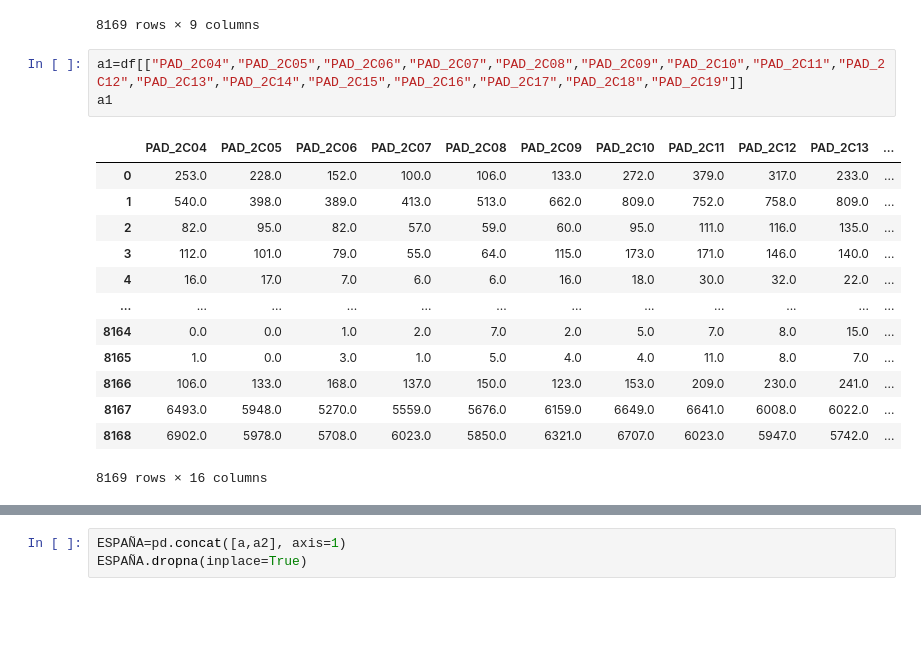
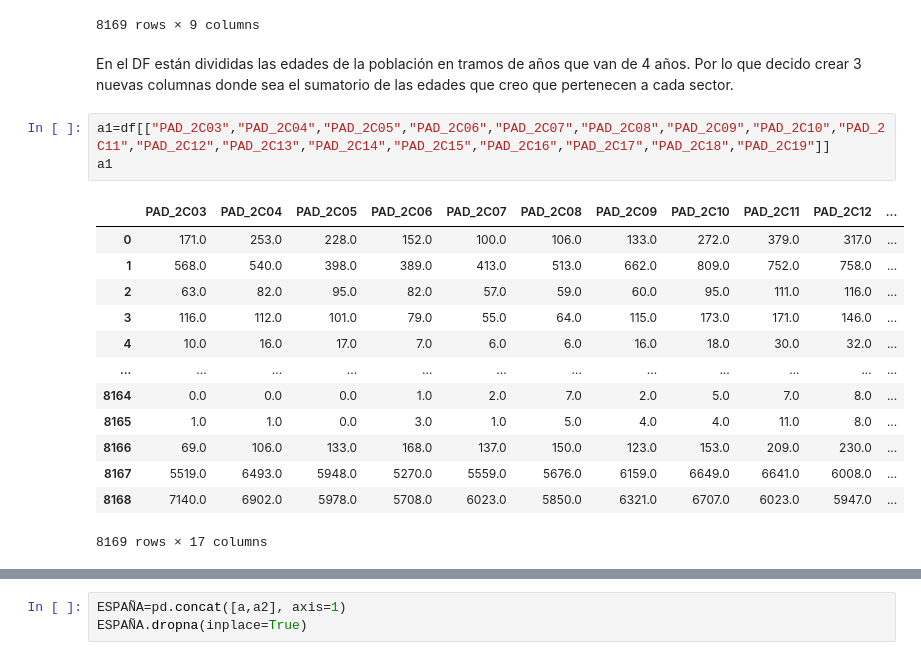
Before and after one commit to Chidagon/Data_Analyst, a Jupyter notebook: EDA/EDA_Carlos Hidalgo.ipynb, the cells around one changed output, grey strips where cells are left out. Cells and saved outputs as stored; diff of their text form; blank space fills up the shorter version.

```diff
--- a/EDA/EDA_Carlos Hidalgo.ipynb
+++ b/EDA/EDA_Carlos Hidalgo.ipynb
@@ -47,21 +54,23 @@ See the caveats in the documentation: https://pandas.pydata.org/pandas-docs/stab
 | 8167 | Ceuta | 18 | 84959.0 | 43034.0 | 41925.0 | 79316.0 | 5643.0 | 2.944199e+07 | 50690.387388 |
 | 8168 | Melilla | 19 | 86120.0 | 43629.0 | 42491.0 | 72765.0 | 13355.0 | 1.993434e+07 | 30499.616895 |
 8169 rows × 9 columns
+# %% [markdown]
+En el DF están divididas las edades de la población en tramos de años que van de 4 años. Por lo que decido crear 3 nuevas columnas donde sea el sumatorio de las edades que creo que pertenecen a cada sector.
 # %%
-a1=df[["PAD_2C04","PAD_2C05","PAD_2C06","PAD_2C07","PAD_2C08","PAD_2C09","PAD_2C10","PAD_2C11","PAD_2C12","PAD_2C13","PAD_2C14","PAD_2C15","PAD_2C16","PAD_2C17","PAD_2C18","PAD_2C19"]]
+a1=df[["PAD_2C03","PAD_2C04","PAD_2C05","PAD_2C06","PAD_2C07","PAD_2C08","PAD_2C09","PAD_2C10","PAD_2C11","PAD_2C12","PAD_2C13","PAD_2C14","PAD_2C15","PAD_2C16","PAD_2C17","PAD_2C18","PAD_2C19"]]
 a1
 # %% [output]
-|  | PAD_2C04 | PAD_2C05 | PAD_2C06 | PAD_2C07 | PAD_2C08 | PAD_2C09 | PAD_2C10 | PAD_2C11 | PAD_2C12 | PAD_2C13 | ... |
-| 0 | 253.0 | 228.0 | 152.0 | 100.0 | 106.0 | 133.0 | 272.0 | 379.0 | 317.0 | 233.0 | ... |
-| 1 | 540.0 | 398.0 | 389.0 | 413.0 | 513.0 | 662.0 | 809.0 | 752.0 | 758.0 | 809.0 | ... |
-| 2 | 82.0 | 95.0 | 82.0 | 57.0 | 59.0 | 60.0 | 95.0 | 111.0 | 116.0 | 135.0 | ... |
-| 3 | 112.0 | 101.0 | 79.0 | 55.0 | 64.0 | 115.0 | 173.0 | 171.0 | 146.0 | 140.0 | ... |
-| 4 | 16.0 | 17.0 | 7.0 | 6.0 | 6.0 | 16.0 | 18.0 | 30.0 | 32.0 | 22.0 | ... |
+|  | PAD_2C03 | PAD_2C04 | PAD_2C05 | PAD_2C06 | PAD_2C07 | PAD_2C08 | PAD_2C09 | PAD_2C10 | PAD_2C11 | PAD_2C12 | ... |
+| 0 | 171.0 | 253.0 | 228.0 | 152.0 | 100.0 | 106.0 | 133.0 | 272.0 | 379.0 | 317.0 | ... |
+| 1 | 568.0 | 540.0 | 398.0 | 389.0 | 413.0 | 513.0 | 662.0 | 809.0 | 752.0 | 758.0 | ... |
+| 2 | 63.0 | 82.0 | 95.0 | 82.0 | 57.0 | 59.0 | 60.0 | 95.0 | 111.0 | 116.0 | ... |
+| 3 | 116.0 | 112.0 | 101.0 | 79.0 | 55.0 | 64.0 | 115.0 | 173.0 | 171.0 | 146.0 | ... |
+| 4 | 10.0 | 16.0 | 17.0 | 7.0 | 6.0 | 6.0 | 16.0 | 18.0 | 30.0 | 32.0 | ... |
 | ... | ... | ... | ... | ... | ... | ... | ... | ... | ... | ... | ... |
-| 8164 | 0.0 | 0.0 | 1.0 | 2.0 | 7.0 | 2.0 | 5.0 | 7.0 | 8.0 | 15.0 | ... |
-| 8165 | 1.0 | 0.0 | 3.0 | 1.0 | 5.0 | 4.0 | 4.0 | 11.0 | 8.0 | 7.0 | ... |
-| 8166 | 106.0 | 133.0 | 168.0 | 137.0 | 150.0 | 123.0 | 153.0 | 209.0 | 230.0 | 241.0 | ... |
-| 8167 | 6493.0 | 5948.0 | 5270.0 | 5559.0 | 5676.0 | 6159.0 | 6649.0 | 6641.0 | 6008.0 | 6022.0 | ... |
-| 8168 | 6902.0 | 5978.0 | 5708.0 | 6023.0 | 5850.0 | 6321.0 | 6707.0 | 6023.0 | 5947.0 | 5742.0 | ... |
+| 8164 | 0.0 | 0.0 | 0.0 | 1.0 | 2.0 | 7.0 | 2.0 | 5.0 | 7.0 | 8.0 | ... |
+| 8165 | 1.0 | 1.0 | 0.0 | 3.0 | 1.0 | 5.0 | 4.0 | 4.0 | 11.0 | 8.0 | ... |
+| 8166 | 69.0 | 106.0 | 133.0 | 168.0 | 137.0 | 150.0 | 123.0 | 153.0 | 209.0 | 230.0 | ... |
+| 8167 | 5519.0 | 6493.0 | 5948.0 | 5270.0 | 5559.0 | 5676.0 | 6159.0 | 6649.0 | 6641.0 | 6008.0 | ... |
+| 8168 | 7140.0 | 6902.0 | 5978.0 | 5708.0 | 6023.0 | 5850.0 | 6321.0 | 6707.0 | 6023.0 | 5947.0 | ... |
-8169 rows × 16 columns
+8169 rows × 17 columns
 # %%
```
Also changed, not shown: parts of 152 cells of this notebook, 2 other files.
